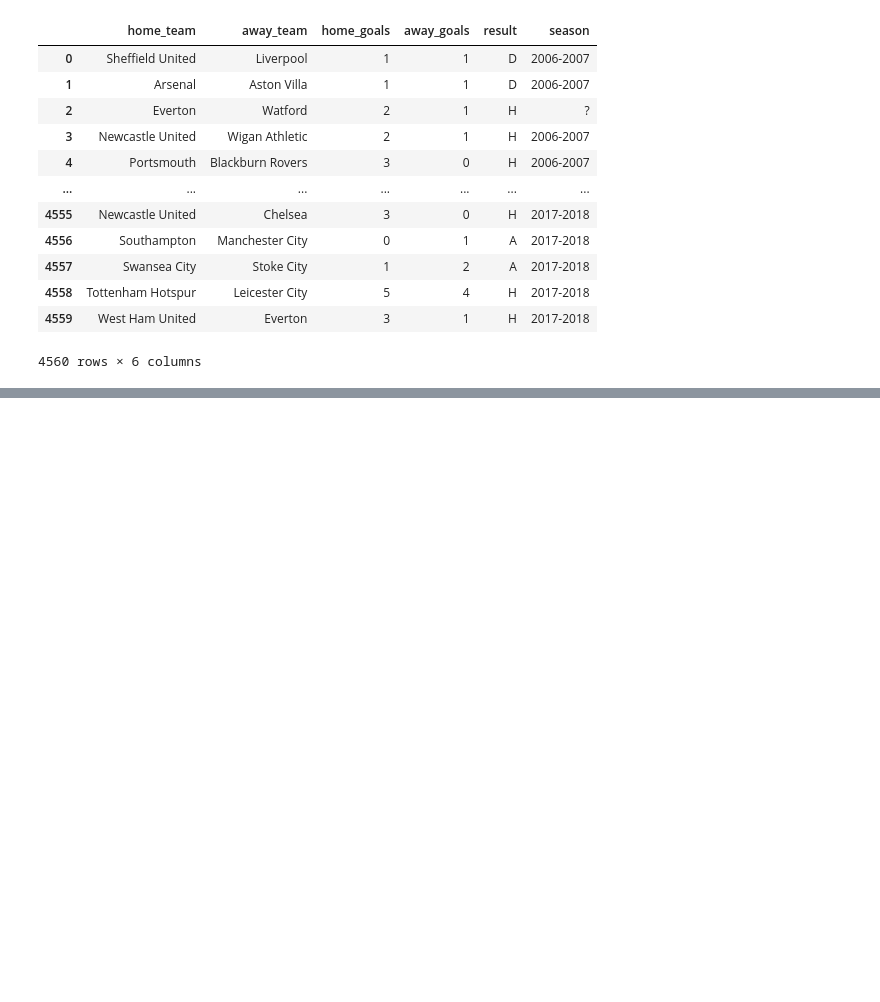
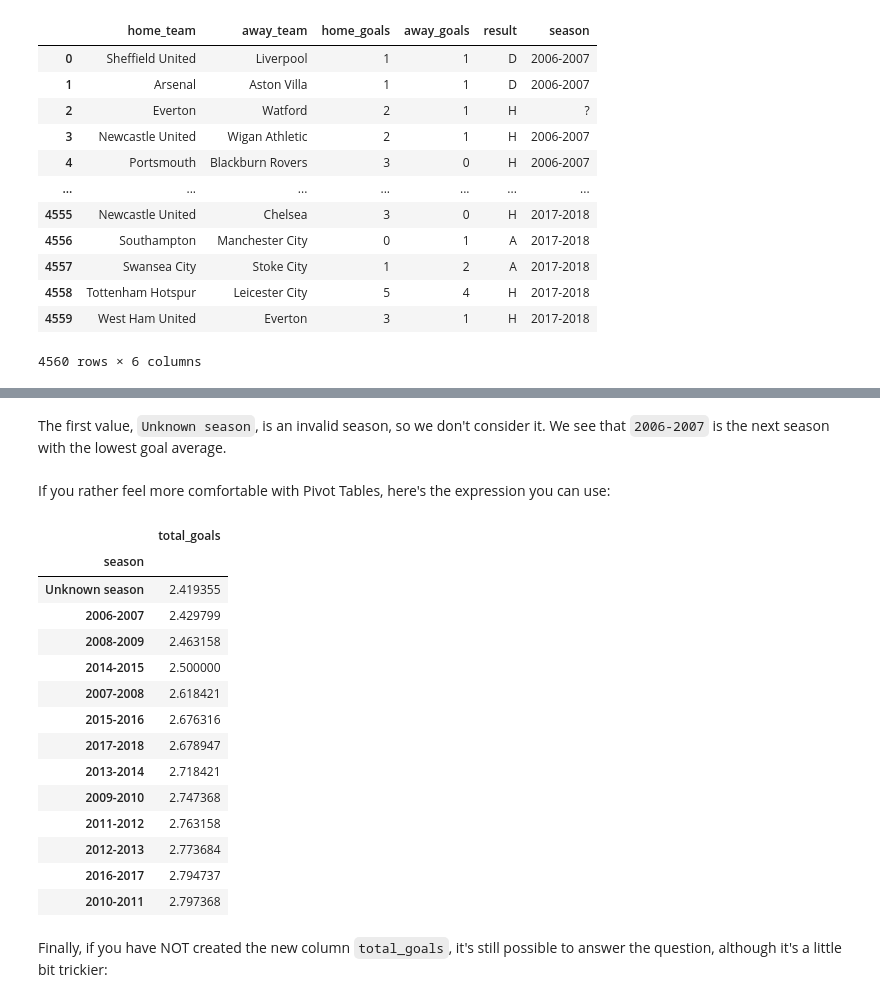
Before and after one commit to datawars-io/lab-premier-league-matches-analysis, a Jupyter notebook: Project.ipynb, the cells around one changed output, grey strips where cells are left out. Saved outputs shown, nothing was run; the diff lists cells and outputs as text; code cells hidden in the pictures; blank space fills up the shorter version.

```diff
--- a/Project.ipynb
+++ b/Project.ipynb
@@ -402,0 +194,4 @@ df[['home_team', 'home_goals']].groupby('home_team').sum().sort_values('home_goa
+# %%
+df.loc[df['home_goals'] == df['away_goals'], 'result'] = 'D'
+df.loc[df['home_goals'] > df['away_goals'], 'result'] = 'H'
+df.loc[df['home_goals'] < df['away_goals'], 'result'] = 'A'
@@ -402,0 +228,2 @@ df[['home_team', 'home_goals']].groupby('home_team').sum().sort_values('home_goa
+# %%
+df['total_goals'] = df['home_goals'] + df['away_goals']
@@ -402,0 +267,26 @@ df[['home_team', 'home_goals']].groupby('home_team').sum().sort_values('home_goa
+# %% [markdown]
+The first value, `Unknown season`, is an invalid season, so we don't consider it. We see that `2006-2007` is the next season with the lowest goal average.
+# %% [markdown]
+If you rather feel more comfortable with Pivot Tables, here's the expression you can use:
+# %%
+pd.pivot_table(
+    df, values=['total_goals'], index=['season'], aggfunc=np.mean
+).sort_values('total_goals')
+# %% [output]
+|  | total_goals |
+| season |  |
+| Unknown season | 2.419355 |
+| 2006-2007 | 2.429799 |
+| 2008-2009 | 2.463158 |
+| 2014-2015 | 2.500000 |
+| 2007-2008 | 2.618421 |
+| 2015-2016 | 2.676316 |
+| 2017-2018 | 2.678947 |
+| 2013-2014 | 2.718421 |
+| 2009-2010 | 2.747368 |
+| 2011-2012 | 2.763158 |
+| 2012-2013 | 2.773684 |
+| 2016-2017 | 2.794737 |
+| 2010-2011 | 2.797368 |
+# %% [markdown]
+Finally, if you have NOT created the new column `total_goals`, it's still possible to answer the question, although it's a little bit trickier:
```
Also changed, not shown: parts of 85 cells of this notebook.
